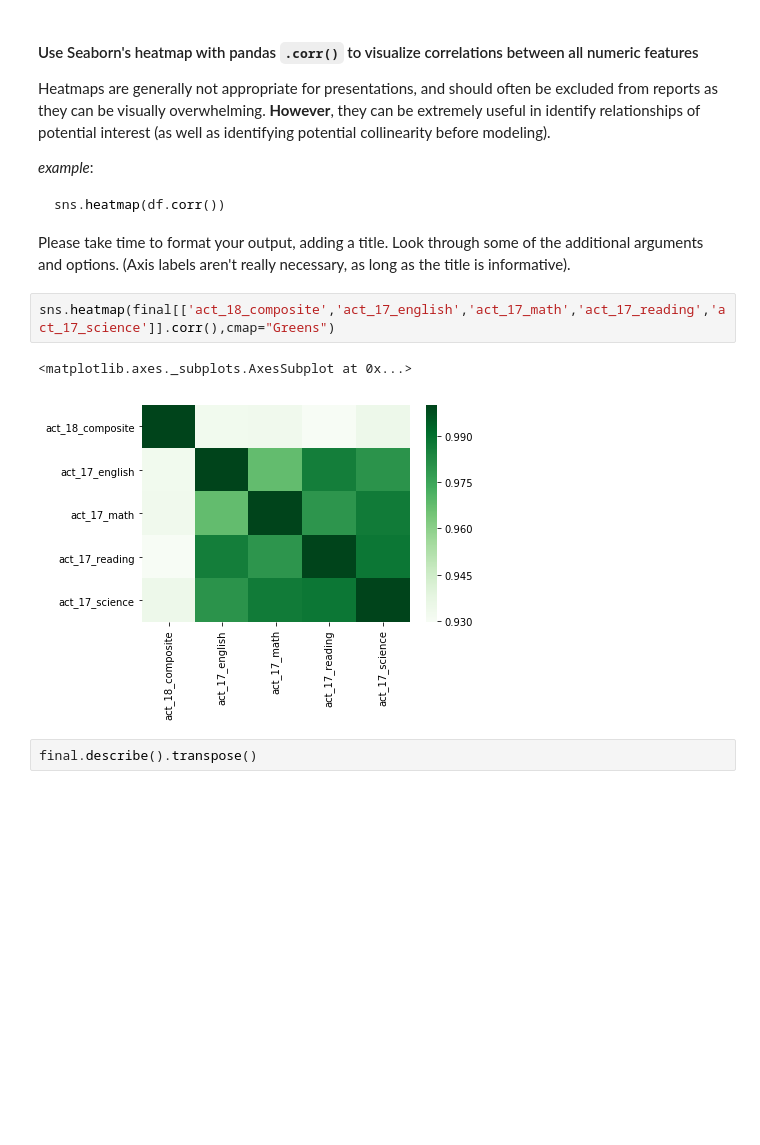
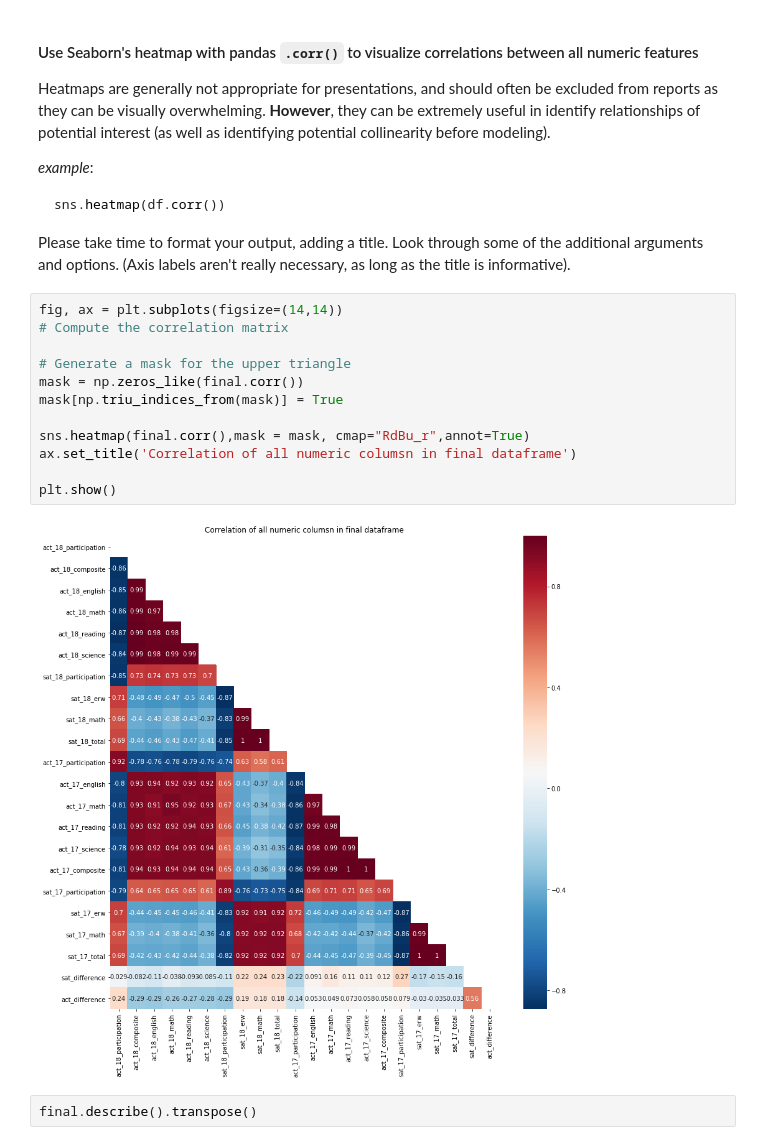
Before and after one commit to KennethChewx/Project_1, a Jupyter notebook: code/starter-code.ipynb, the cells around one changed output. Drawn from its saved outputs; the diff is of its cells as text; blank space fills up the shorter version.

Commit message:
Finalised visualization, onto statistic descriptives summary and explanation

````diff
--- a/code/starter-code.ipynb
+++ b/code/starter-code.ipynb
@@ -610,11 +610,20 @@ sns.heatmap(df.corr())
 ```
 
 Please take time to format your output, adding a title. Look through some of the additional arguments and options. (Axis labels aren't really necessary, as long as the title is informative).
-# %%
-sns.heatmap(final[['act_18_composite','act_17_english','act_17_math','act_17_reading','act_17_science']].corr(),cmap="Greens")
-# %% [output]
-<matplotlib.axes._subplots.AxesSubplot at 0x...>
-[figure, removed]
+# %%
+fig, ax = plt.subplots(figsize=(14,14))
+# Compute the correlation matrix
+
+# Generate a mask for the upper triangle
+mask = np.zeros_like(final.corr())
+mask[np.triu_indices_from(mask)] = True
+
+sns.heatmap(final.corr(),mask = mask, cmap="RdBu_r",annot=True)
+ax.set_title('Correlation of all numeric columsn in final dataframe')
+
+plt.show()
+# %% [output]
+[figure, added]
 # %%
 final.describe().transpose()
 # %% [output]
````
Also changed, not shown: parts of 17 cells of this notebook.
